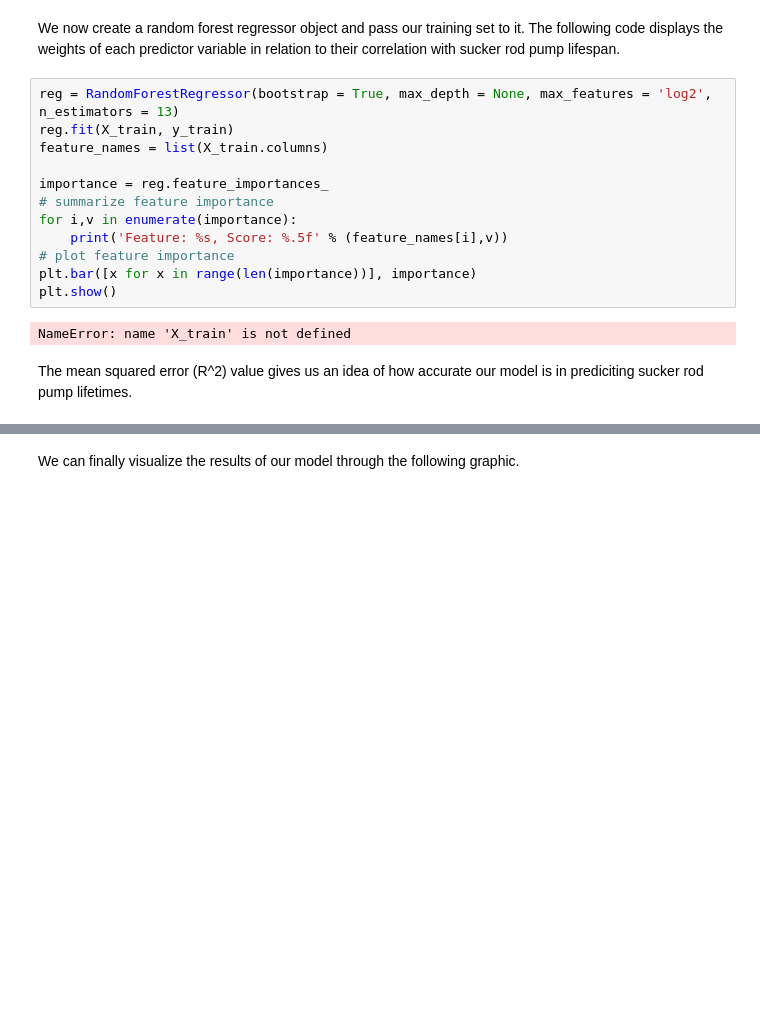
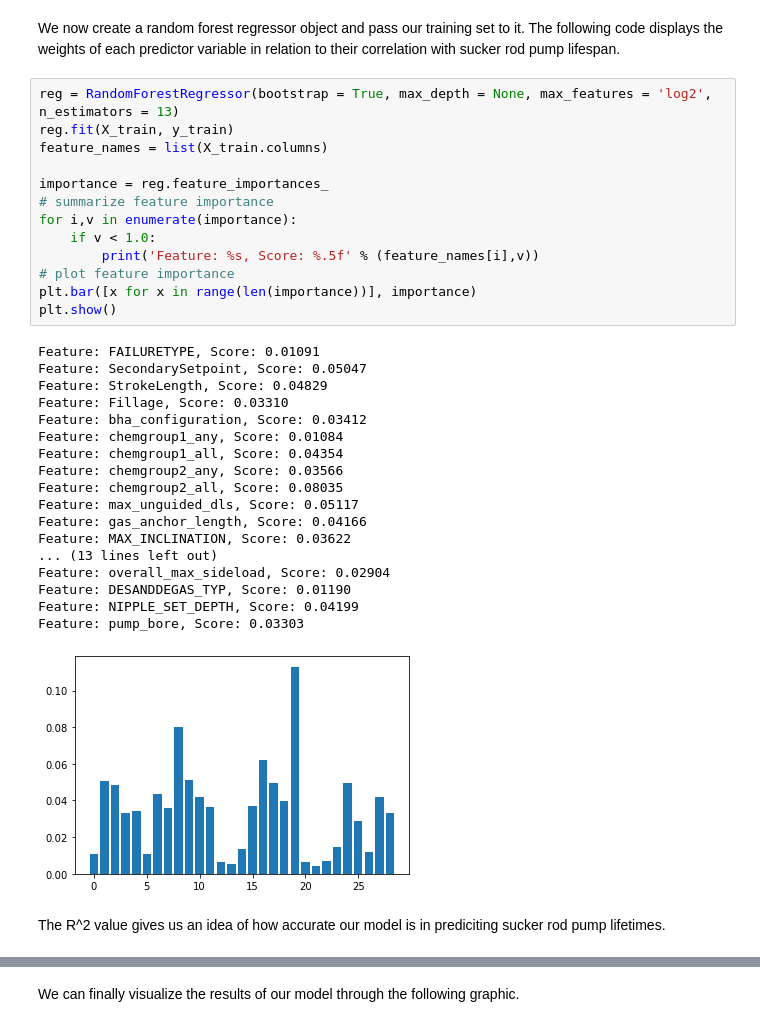
Before and after one commit to skeptrunedev/Rod_Pump_Optimization, a Jupyter notebook: notebooks/MVP_notebook.ipynb, the cells around one changed output, grey strips where cells are left out. Drawn from its saved outputs; the diff is of its cells as text; blank space fills up the shorter version.

```diff
--- a/notebooks/MVP_notebook.ipynb
+++ b/notebooks/MVP_notebook.ipynb
@@ -165,19 +180,37 @@ We now create a random forest regressor object and pass our training set to it.
 # %%
 reg = RandomForestRegressor(bootstrap = True, max_depth = None, max_features = 'log2', n_estimators = 13)
 reg.fit(X_train, y_train)
 feature_names = list(X_train.columns)
 
 importance = reg.feature_importances_
 # summarize feature importance
 for i,v in enumerate(importance):
-	print('Feature: %s, Score: %.5f' % (feature_names[i],v))
+    if v < 1.0:
+        print('Feature: %s, Score: %.5f' % (feature_names[i],v))
 # plot feature importance
 plt.bar([x for x in range(len(importance))], importance)
 plt.show()
 # %% [output]
-NameError: name 'X_train' is not defined
+Feature: FAILURETYPE, Score: 0.01091
+Feature: SecondarySetpoint, Score: 0.05047
+Feature: StrokeLength, Score: 0.04829
+Feature: Fillage, Score: 0.03310
+Feature: bha_configuration, Score: 0.03412
+Feature: chemgroup1_any, Score: 0.01084
+Feature: chemgroup1_all, Score: 0.04354
+Feature: chemgroup2_any, Score: 0.03566
+Feature: chemgroup2_all, Score: 0.08035
+Feature: max_unguided_dls, Score: 0.05117
+Feature: gas_anchor_length, Score: 0.04166
+Feature: MAX_INCLINATION, Score: 0.03622
+... (13 lines left out)
+Feature: overall_max_sideload, Score: 0.02904
+Feature: DESANDDEGAS_TYP, Score: 0.01190
+Feature: NIPPLE_SET_DEPTH, Score: 0.04199
+Feature: pump_bore, Score: 0.03303
+[figure, added]
 # %% [markdown]
-The mean squared error (R^2) value gives us an idea of how accurate our model is in prediciting sucker rod pump lifetimes.
+The R^2 value gives us an idea of how accurate our model is in prediciting sucker rod pump lifetimes.
 # %%
 #score it up
 reg.score(X_test, y_test)
```
Also changed, not shown: parts of 12 cells of this notebook, 13 other files.
